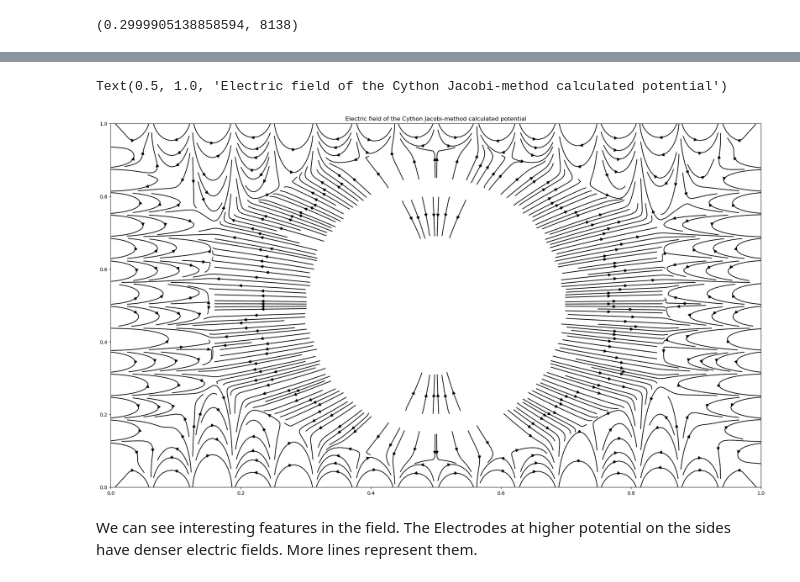
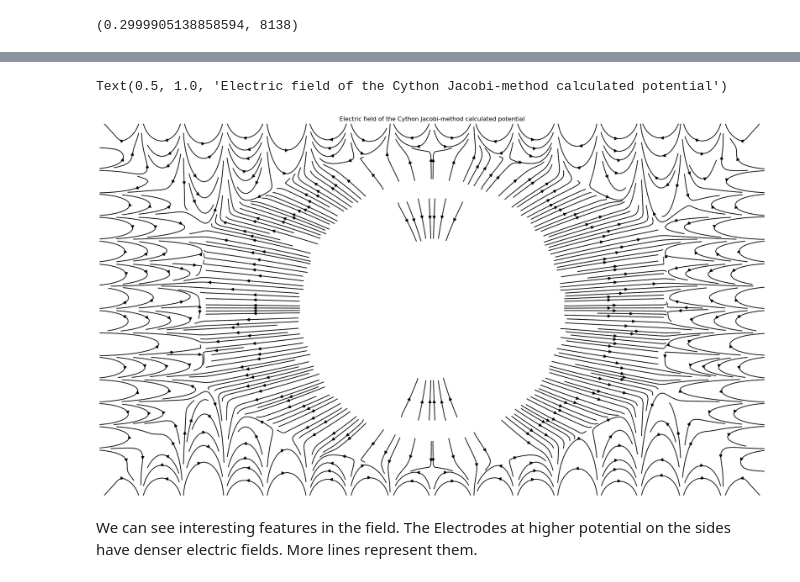
Before and after one commit to dcthecook/electrodynamics, a Jupyter notebook: CYTHON_Jacobi_Multiprocessed.ipynb, the cells around one changed output, grey strips where cells are left out. Saved outputs shown, nothing was run; the diff lists cells and outputs as text; code cells hidden in the pictures.

```diff
--- a/CYTHON_Jacobi_Multiprocessed.ipynb
+++ b/CYTHON_Jacobi_Multiprocessed.ipynb
@@ -196,12 +192,13 @@ dy, dx = np.gradient(solution[0])
 xv, yv = np.meshgrid(np.linspace(0, 1, 3840), np.linspace(0, 1, 2160))
 # %%
 plt.figure(figsize = (24, 13.5))
+plt.axis('off')
 plt.streamplot(xv, yv, -dx, -dy, density=4, color='black', arrowstyle='simple')
 #yes they have to be -dx -dy don't ask me why ask numpy ^-^
 plt.title("Electric field of the Cython Jacobi-method calculated potential")
 #field lines flow from the positive potential to negative
 # %% [output]
 Text(0.5, 1.0, 'Electric field of the Cython Jacobi-method calculated potential')
-[figure, old version]
+[figure, new version]
 # %% [markdown]
 We can see interesting features in the field. The Electrodes at higher potential on the sides have denser electric fields. More lines represent them.
```
Also changed, not shown: parts of 8 cells of this notebook, 2 other files.
